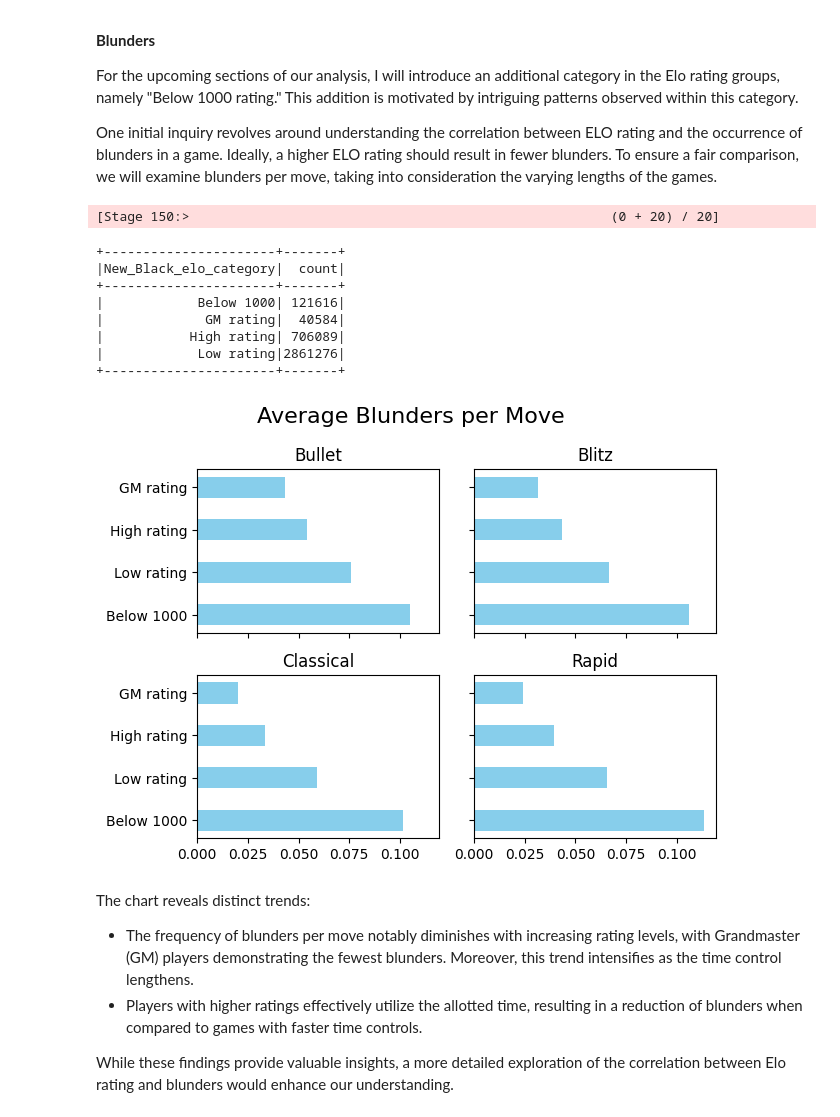
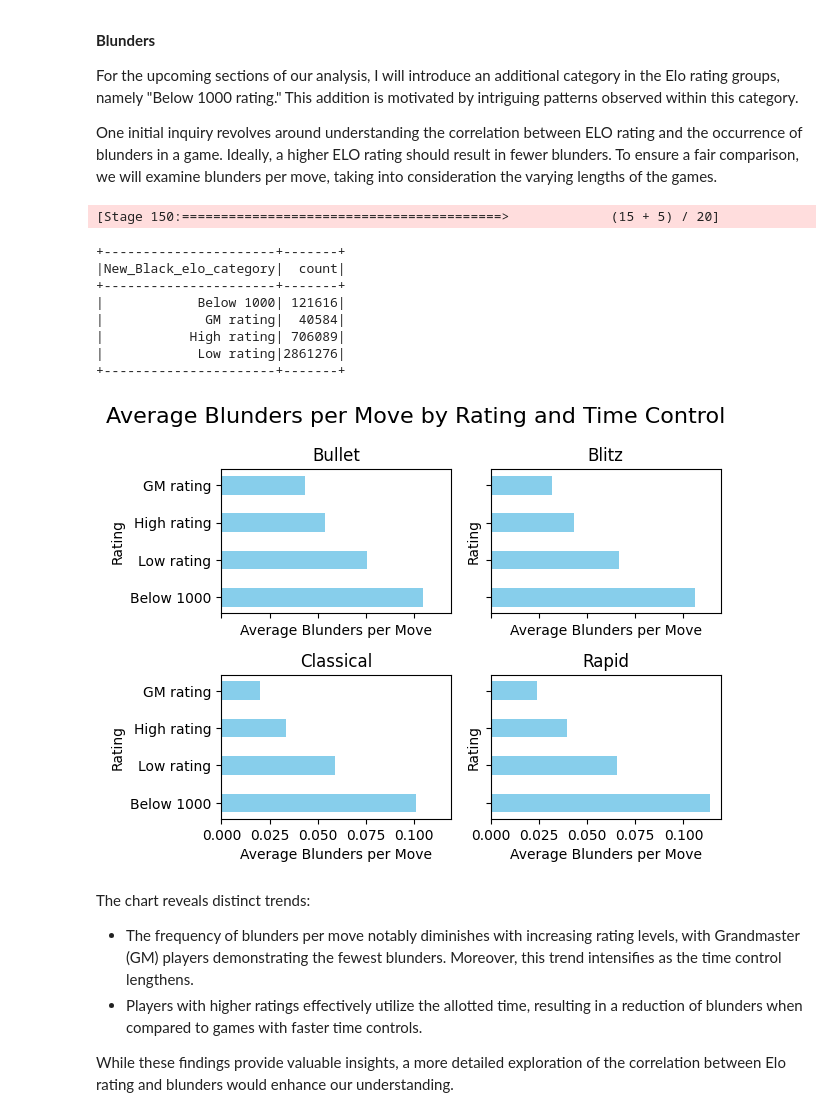
Before and after one commit to ThomasByr/lichess-analysis-of-chess-games, a Jupyter notebook: analysis.ipynb, the cells around one changed output. Drawn from its saved outputs; the diff is of its cells as text; code cells hidden in the pictures.

```diff
--- a/analysis.ipynb
+++ b/analysis.ipynb
@@ -782,7 +787,7 @@ for game_type in game_types:
 # %%
 # create a figure with len(game_types) subplots arranged in a 2x(len(game_types) // 2) grid
 fig, axs = plt.subplots((len(game_types)+1) // 2, 2, sharex=True, sharey=True)
-fig.suptitle("Times the balance of a game changes by rating and time control", fontsize=16)
+fig.suptitle("Times the balance of a game changes by Rating and Time Control", fontsize=16)
 
 # iterate through game types
 for i, (game_type, elo_categories_dict) in enumerate(game_flips_dict.items()):
@@ -823,6 +828,7 @@ for i, (game_type, elo_categories_dict) in enumerate(game_flips_dict.items()):
         )
         ax.set_yticks(range(1, len(elo_categories) + 1))
         ax.set_yticklabels(elo_categories)
+        ax.set_xlabel("Game flips")
         ax.set_title(f"{game_type}")
 
 plt.show()
@@ -857,7 +863,7 @@ df = df.withColumn("New_Black_elo_category", get_new_elo_category_udf(df["Black_
 df.groupBy("New_Black_elo_category").count().show()
 new_elo_categories = ["Below 1000"] + elo_categories[::-1]
 # %% [output]
-[Stage 150:>                                                      (0 + 20) / 20]
+[Stage 150:=========================================>             (15 + 5) / 20]
 +----------------------+-------+
 |New_Black_elo_category|  count|
 +----------------------+-------+
@@ -896,29 +902,31 @@ for game_type in game_types:
 # %%
 # create a figure with len(game_types) subplots arranged in a 2x(len(game_types) // 2) grid
 fig, axs = plt.subplots((len(game_types)+1) // 2, 2, sharex=True, sharey=True)
-fig.suptitle("Average Blunders per Move", fontsize=16)
+fig.suptitle("Average Blunders per Move by Rating and Time Control", fontsize=16)
 
 bar_width = 0.5
 # iterate through game types
 for i, (game_type, elo_categories_dict) in enumerate(game_flips_dict.items()):
     # calculate the subplot position (len(game_types) // 2 rows, 2 columns)
     row, col = i // 2, i % 2
 
     # select the subplot
     ax = axs[row, col]
 
     avg_blunders = [average_blunders_dict[game_type][elo] for elo in new_elo_categories]
     y_pos = np.arange(len(new_elo_categories))
 
     ax.barh(y_pos, avg_blunders, bar_width, align="center", color="skyblue")
     ax.set_yticks(y_pos)
     ax.set_yticklabels(new_elo_categories)
+    ax.set_xlabel("Average Blunders per Move")
+    ax.set_ylabel("Rating")
     ax.set_title(game_type)
 
 plt.tight_layout()
 plt.show()
 # %% [output]
-[figure, old version]
+[figure, new version]
 # %% [markdown]
 The chart reveals distinct trends:
 
```
Also changed, not shown: parts of 7 cells of this notebook.
